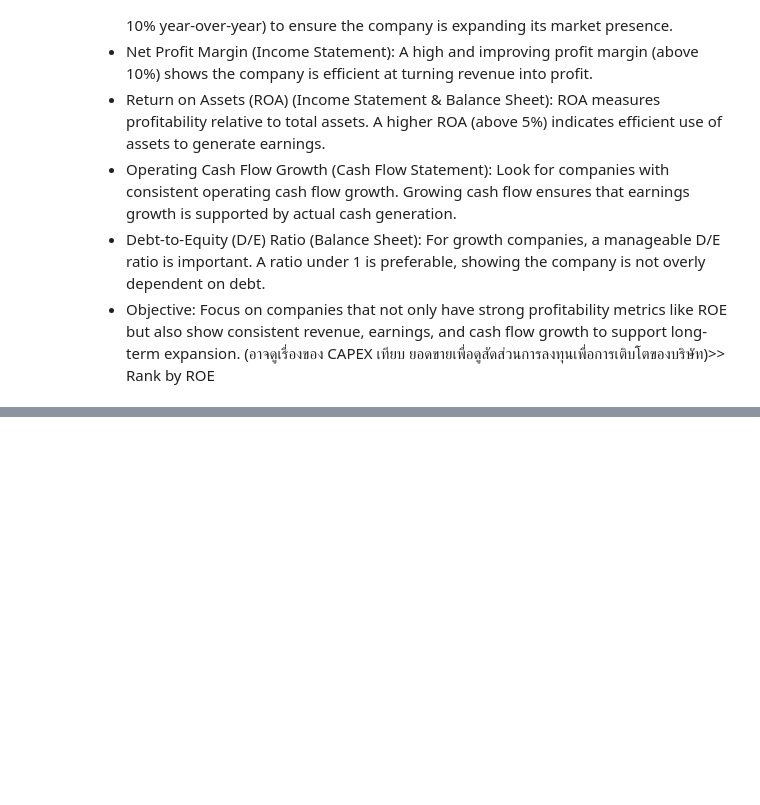
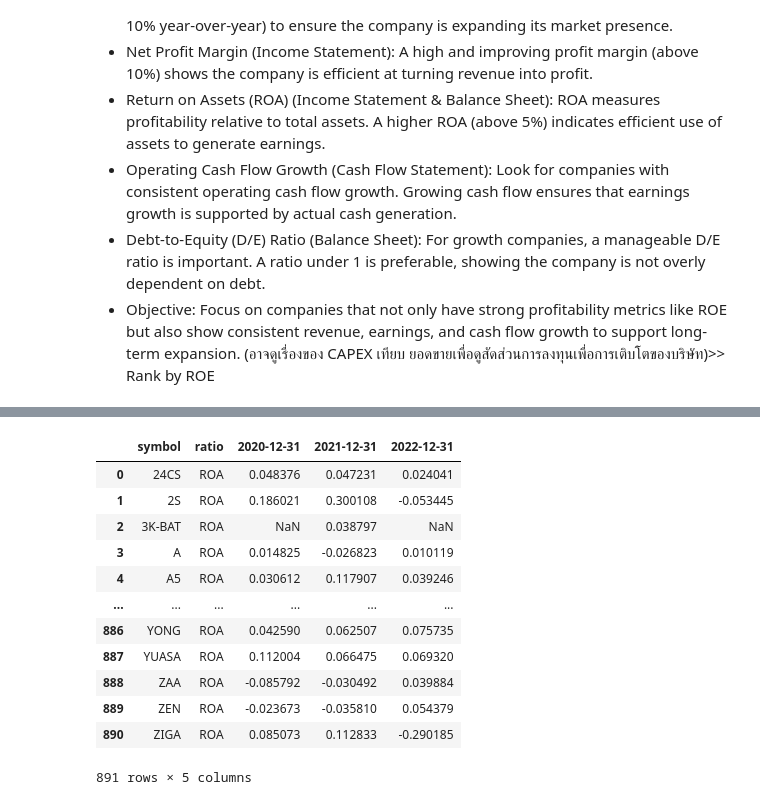
Before and after one commit to suparuek2405/Stock-screening-with-python, a Jupyter notebook: Group_assignment_Tacocat_set_yfinance.ipynb, the cells around one changed output, grey strips where cells are left out. Drawn from its saved outputs; the diff is of its cells as text; code cells hidden in the pictures; blank space fills up the shorter version.

```diff
--- a/Group_assignment_Tacocat_set_yfinance.ipynb
+++ b/Group_assignment_Tacocat_set_yfinance.ipynb
@@ -434,0 +537,16 @@ stockholder_equity
+# %%
+get_roa(2020,2022)
+# %% [output]
+|  | symbol | ratio | 2020-12-31 | 2021-12-31 | 2022-12-31 |
+| 0 | 24CS | ROA | 0.048376 | 0.047231 | 0.024041 |
+| 1 | 2S | ROA | 0.186021 | 0.300108 | -0.053445 |
+| 2 | 3K-BAT | ROA | NaN | 0.038797 | NaN |
+| 3 | A | ROA | 0.014825 | -0.026823 | 0.010119 |
+| 4 | A5 | ROA | 0.030612 | 0.117907 | 0.039246 |
+| ... | ... | ... | ... | ... | ... |
+| 886 | YONG | ROA | 0.042590 | 0.062507 | 0.075735 |
+| 887 | YUASA | ROA | 0.112004 | 0.066475 | 0.069320 |
+| 888 | ZAA | ROA | -0.085792 | -0.030492 | 0.039884 |
+| 889 | ZEN | ROA | -0.023673 | -0.035810 | 0.054379 |
+| 890 | ZIGA | ROA | 0.085073 | 0.112833 | -0.290185 |
+891 rows × 5 columns
```
Also changed, not shown: parts of 11 cells of this notebook.
